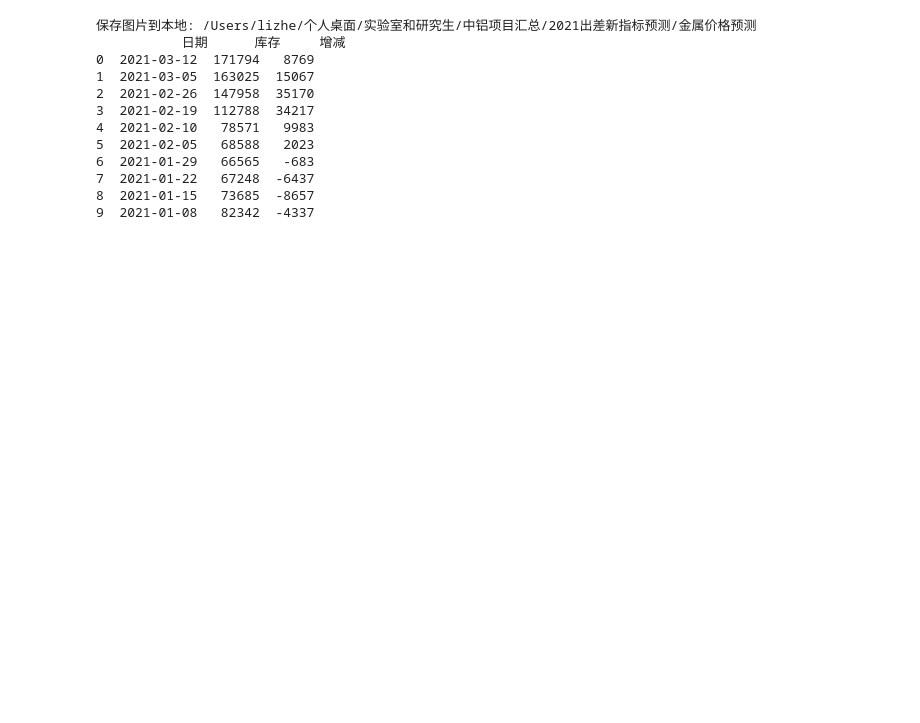
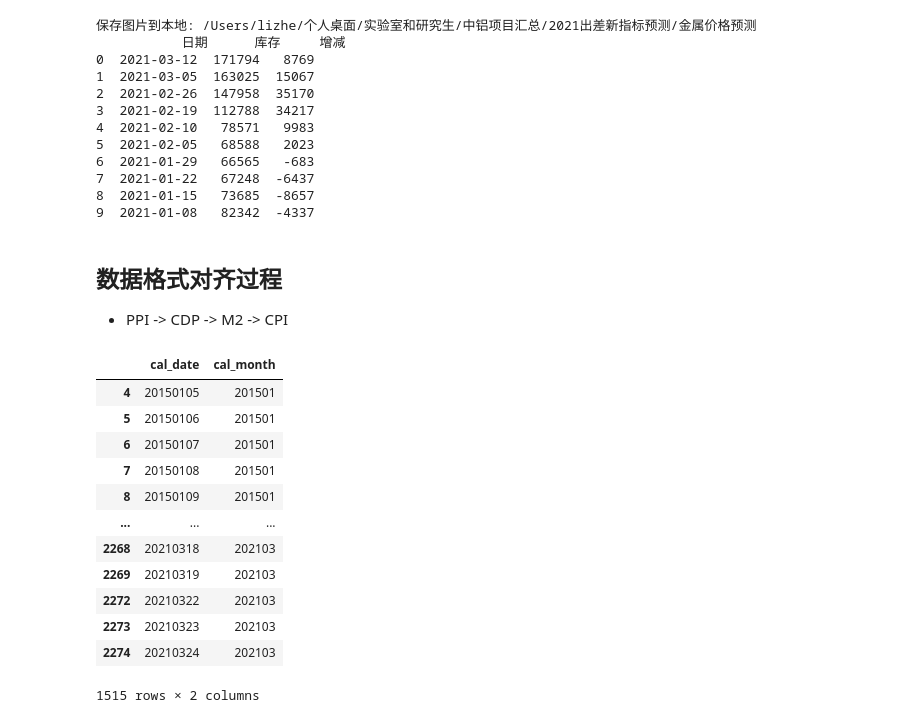
Before and after one commit to Forkeep/RUIMIN_forecast, a Jupyter notebook: 数据获取.ipynb, the cells around one changed output. Cells and saved outputs as stored; diff of their text form; code cells hidden in the pictures; blank space fills up the shorter version.

```diff
--- a/数据获取.ipynb
+++ b/数据获取.ipynb
@@ -164,0 +80,27 @@ print(futures_inventory_99_df)
+# %% [markdown]
+## 数据格式对齐过程
+- PPI -> CDP  ->  M2  -> CPI
+# %%
+# 交易日历
+# 结果：所有交易日的年月日数据
+
+today = int(''.join(str(date.today()).split('-')))
+calendar = pro.trade_cal(exchange='SHFE', start_date='20150101',end_date=today)
+calendar['cal_month'] = calendar['cal_date'].apply(lambda x : int(str(x)[:-2]))
+calendar = calendar[calendar['is_open'] == 1]
+calendar = calendar[['cal_date','cal_month']]
+# calendar
+# %% [output]
+|  | cal_date | cal_month |
+| 4 | 20150105 | 201501 |
+| 5 | 20150106 | 201501 |
+| 6 | 20150107 | 201501 |
+| 7 | 20150108 | 201501 |
+| 8 | 20150109 | 201501 |
+| ... | ... | ... |
+| 2268 | 20210318 | 202103 |
+| 2269 | 20210319 | 202103 |
+| 2272 | 20210322 | 202103 |
+| 2273 | 20210323 | 202103 |
+| 2274 | 20210324 | 202103 |
+1515 rows × 2 columns
```
Also changed, not shown: parts of 14 cells of this notebook, 5 other files.
